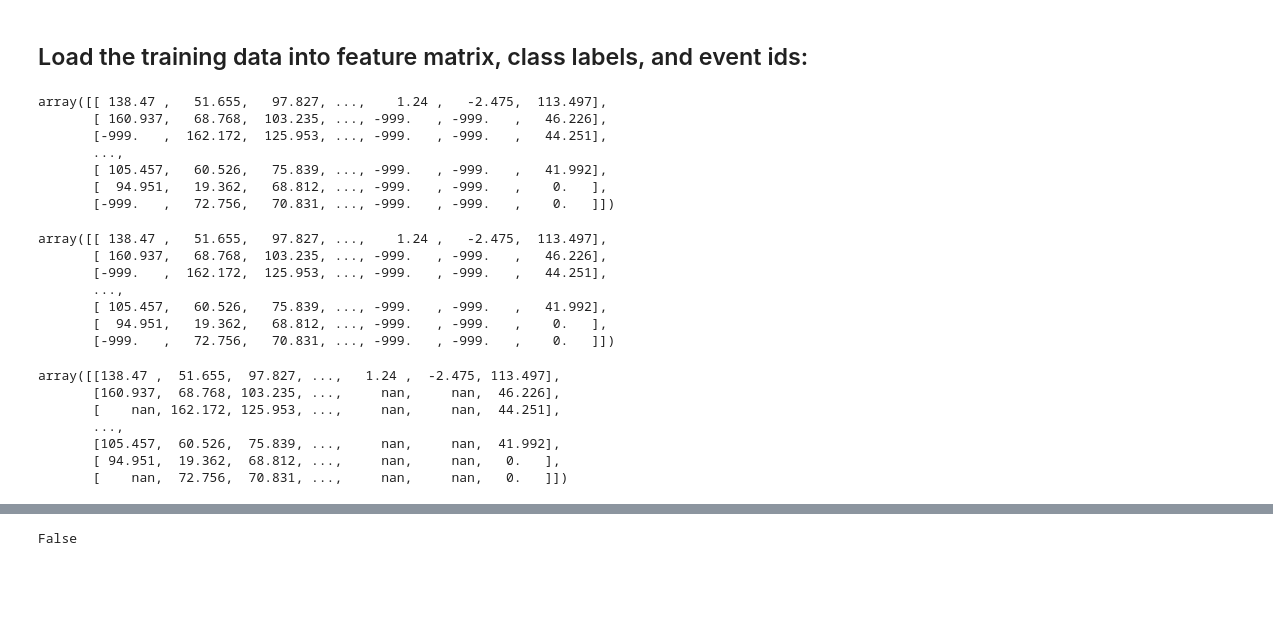
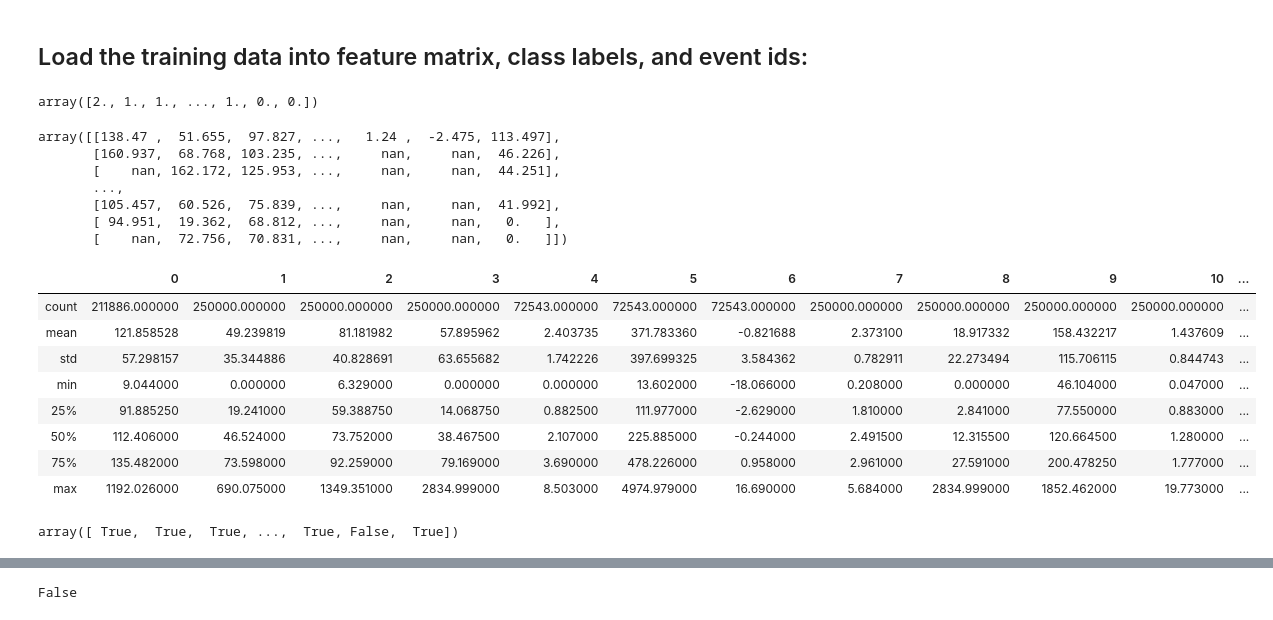
Before and after one commit to tkalim/ML-Project-1, a Jupyter notebook: scripts/project1.ipynb, the cells around one changed output, grey strips where cells are left out. Saved outputs shown, nothing was run; the diff lists cells and outputs as text; code cells hidden in the pictures; blank space fills up the shorter version.

```diff
--- a/scripts/project1.ipynb
+++ b/scripts/project1.ipynb
@@ -19,23 +18,7 @@ y, tX, ids = load_csv_data(DATA_TRAIN_PATH)
 # %%
-tX
+tX[:,22]
 # %% [output]
-array([[ 138.47 ,   51.655,   97.827, ...,    1.24 ,   -2.475,  113.497],
-       [ 160.937,   68.768,  103.235, ..., -999.   , -999.   ,   46.226],
-       [-999.   ,  162.172,  125.953, ..., -999.   , -999.   ,   44.251],
-       ...,
-       [ 105.457,   60.526,   75.839, ..., -999.   , -999.   ,   41.992],
-       [  94.951,   19.362,   68.812, ..., -999.   , -999.   ,    0.   ],
-       [-999.   ,   72.756,   70.831, ..., -999.   , -999.   ,    0.   ]])
+array([2., 1., 1., ..., 1., 0., 0.])
-# %%
-tX
-# %% [output]
-array([[ 138.47 ,   51.655,   97.827, ...,    1.24 ,   -2.475,  113.497],
-       [ 160.937,   68.768,  103.235, ..., -999.   , -999.   ,   46.226],
-       [-999.   ,  162.172,  125.953, ..., -999.   , -999.   ,   44.251],
-       ...,
-       [ 105.457,   60.526,   75.839, ..., -999.   , -999.   ,   41.992],
-       [  94.951,   19.362,   68.812, ..., -999.   , -999.   ,    0.   ],
-       [-999.   ,   72.756,   70.831, ..., -999.   , -999.   ,    0.   ]])
 # %%
 #replace -999 with nan
 tX = replace_999_with_nan(tX)
@@ -54 +34,18 @@ tX = normalize(tX)
+# %%
+import pandas as pd
+pd.set_option('display.max_rows', 500)
+pd.set_option('display.max_columns', 500)
+pd.set_option('display.width', 1000)
+data = pd.DataFrame(tX)
+data.describe()
+# %% [output]
+|  | 0 | 1 | 2 | 3 | 4 | 5 | 6 | 7 | 8 | 9 | 10 | ... |
+| count | 211886.000000 | 250000.000000 | 250000.000000 | 250000.000000 | 72543.000000 | 72543.000000 | 72543.000000 | 250000.000000 | 250000.000000 | 250000.000000 | 250000.000000 | ... |
+| mean | 121.858528 | 49.239819 | 81.181982 | 57.895962 | 2.403735 | 371.783360 | -0.821688 | 2.373100 | 18.917332 | 158.432217 | 1.437609 | ... |
+| std | 57.298157 | 35.344886 | 40.828691 | 63.655682 | 1.742226 | 397.699325 | 3.584362 | 0.782911 | 22.273494 | 115.706115 | 0.844743 | ... |
+| min | 9.044000 | 0.000000 | 6.329000 | 0.000000 | 0.000000 | 13.602000 | -18.066000 | 0.208000 | 0.000000 | 46.104000 | 0.047000 | ... |
+| 25% | 91.885250 | 19.241000 | 59.388750 | 14.068750 | 0.882500 | 111.977000 | -2.629000 | 1.810000 | 2.841000 | 77.550000 | 0.883000 | ... |
+| 50% | 112.406000 | 46.524000 | 73.752000 | 38.467500 | 2.107000 | 225.885000 | -0.244000 | 2.491500 | 12.315500 | 120.664500 | 1.280000 | ... |
+| 75% | 135.482000 | 73.598000 | 92.259000 | 79.169000 | 3.690000 | 478.226000 | 0.958000 | 2.961000 | 27.591000 | 200.478250 | 1.777000 | ... |
+| max | 1192.026000 | 690.075000 | 1349.351000 | 2834.999000 | 8.503000 | 4974.979000 | 16.690000 | 5.684000 | 2834.999000 | 1852.462000 | 19.773000 | ... |
 # %%
@@ -56,0 +58,4 @@ x_train, y_train, x_test, y_test = split_data(tX, y, 0.8, seed=1)
+# %%
+(~np.isnan(x_train[:,0]))
+# %% [output]
+array([ True,  True,  True, ...,  True, False,  True])
```
Also changed, not shown: parts of 26 cells of this notebook, 1 other file.
